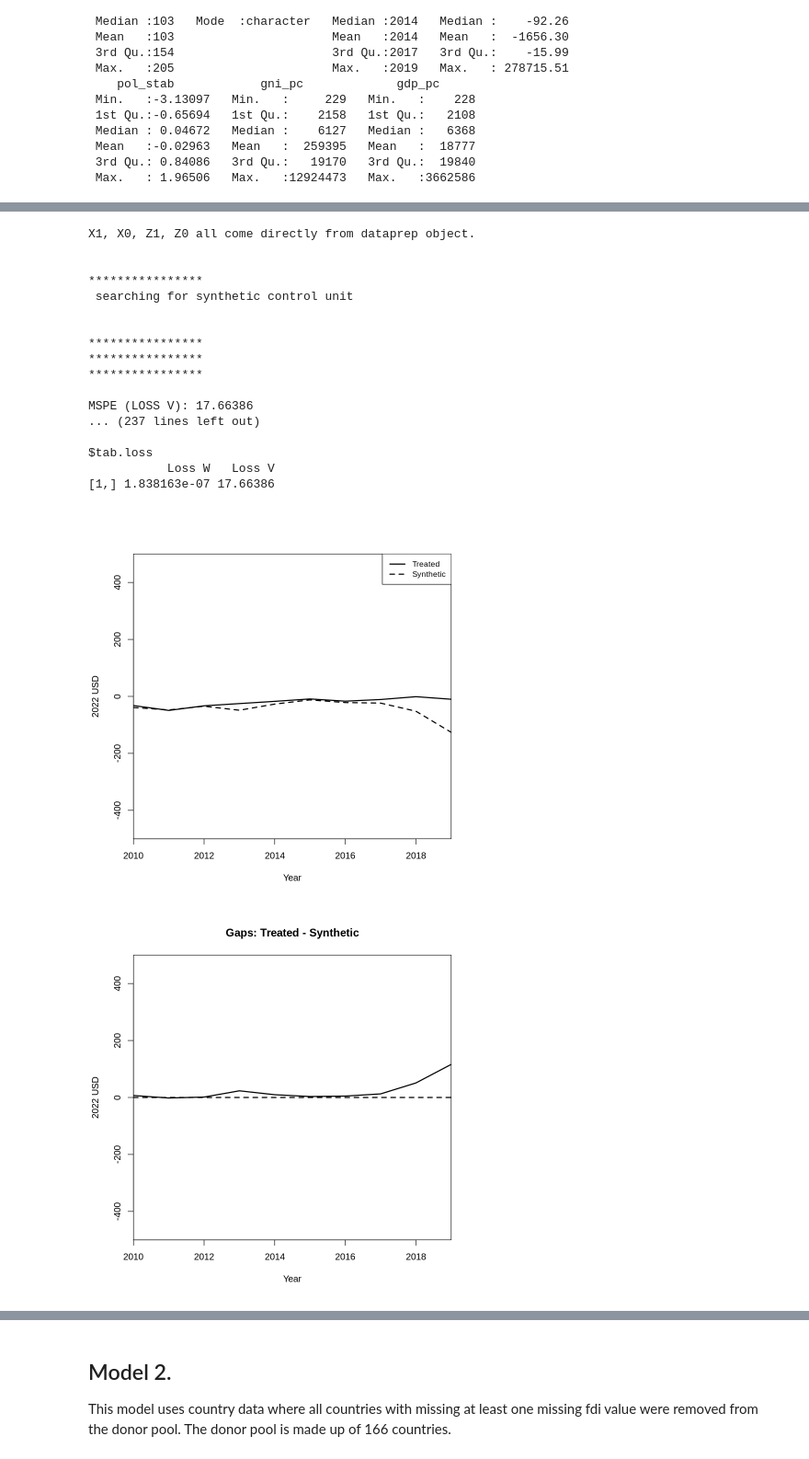
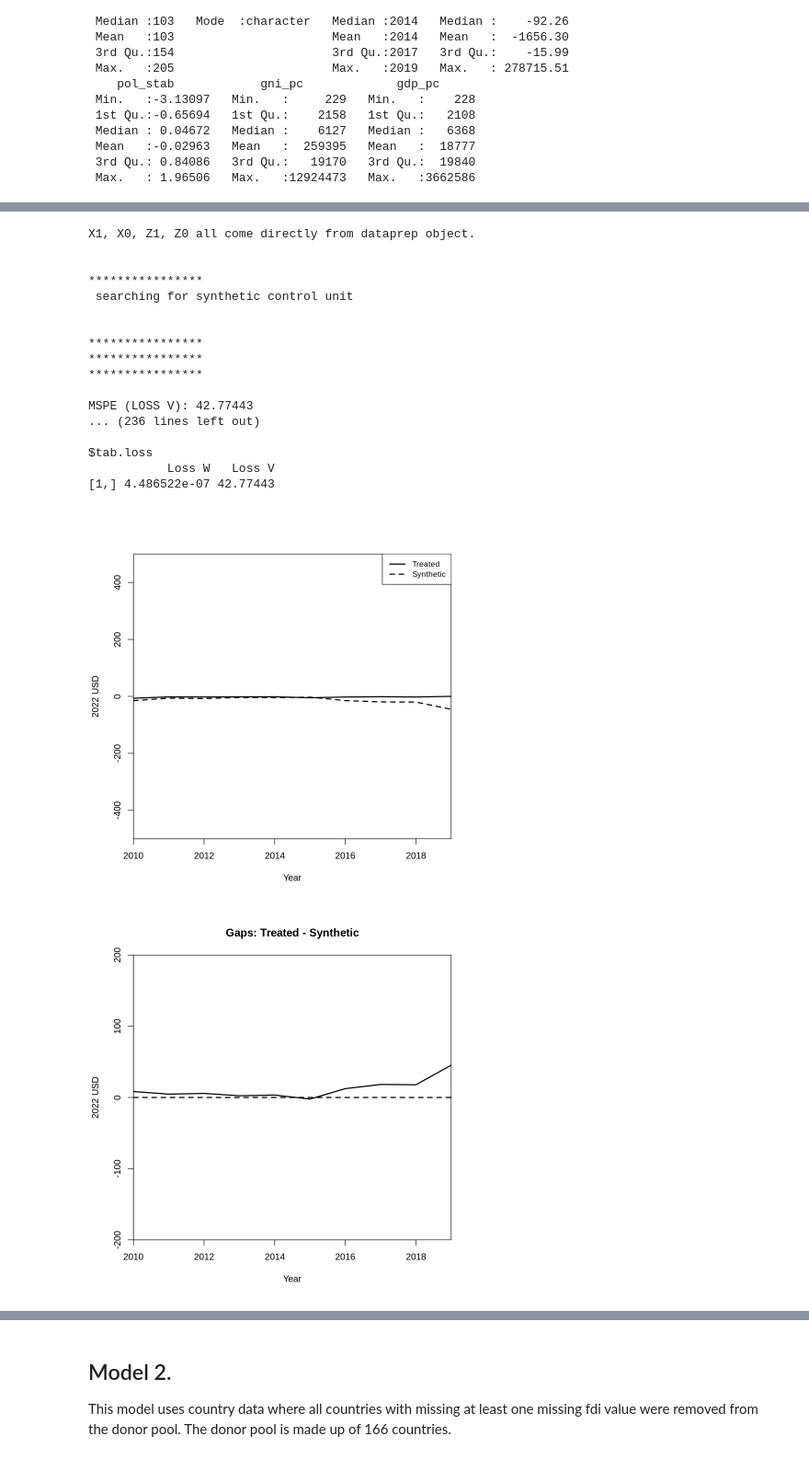
Before and after one commit to ibukunlola/capstone, a Jupyter notebook: model3/synth_cont.ipynb, the cells around one changed output, grey strips where cells are left out. Shown: that part at 92% size. Saved outputs shown, nothing was run; the diff lists cells and outputs as text; code cells hidden in the pictures.

```diff
--- a/model3/synth_cont.ipynb
+++ b/model3/synth_cont.ipynb
@@ -175,6 +281,5 @@ $tab.loss
 # %%
-#BACKDATING
-
+# CHANGE TREATMENT UNIT
 dataprep.out <- dataprep(dd_pc,
                          predictors =
                            c("pol_stab",
@@ -191,13 +296,13 @@ dataprep.out <- dataprep(dd_pc,
                            ),
                          dependent = "fdi_pc",
                          time.variable = 'year',
-                         time.predictors.prior = c(2010:2012),
+                         time.predictors.prior = c(2010:2016),
                          unit.names.variable = "country_name",
-                         time.optimize.ssr = c(2010:2012),
+                         time.optimize.ssr = c(2010:2016),
                          time.plot = 2010:2019,
                          unit.variable = "X",
-                         treatment.identifier = "Nigeria",
-                         controls.identifier = c(setdiff(1:205, 137))
+                         treatment.identifier = "Afghanistan",
+                         controls.identifier = c(setdiff(2:205, 137))
                          )
 
 synth.out <- synth(dataprep.out)
@@ -209,37 +314,37 @@ synth.tables <- synth.tab(
 print(synth.tables)
 
 path.plot(dataprep.res = dataprep.out,
           synth.res = synth.out
           ,Ylim = c(-500, 500),
           Ylab = '2022 USD',
           Xlab = "Year"
           )
 
 
 gaps.plot(dataprep.res = dataprep.out,
           synth.res = synth.out
-          ,Ylim = c(-500, 500),
+          ,Ylim = c(-200, 200),
           Ylab = '2022 USD',
           Xlab = "Year"
           )
 # %% [output]
 X1, X0, Z1, Z0 all come directly from dataprep object.
 
 
 ****************
  searching for synthetic control unit
 
 
 ****************
 ****************
 ****************
 
-MSPE (LOSS V): 17.66386
-... (237 lines left out)
+MSPE (LOSS V): 42.77443
+... (236 lines left out)
 
 $tab.loss
            Loss W   Loss V
-[1,] 1.838163e-07 17.66386
+[1,] 4.486522e-07 42.77443
-[figure, old version]
+[figure, new version]
-[figure, old version]
+[figure, new version]
 # %%
```
Also changed, not shown: parts of 16 cells of this notebook.
